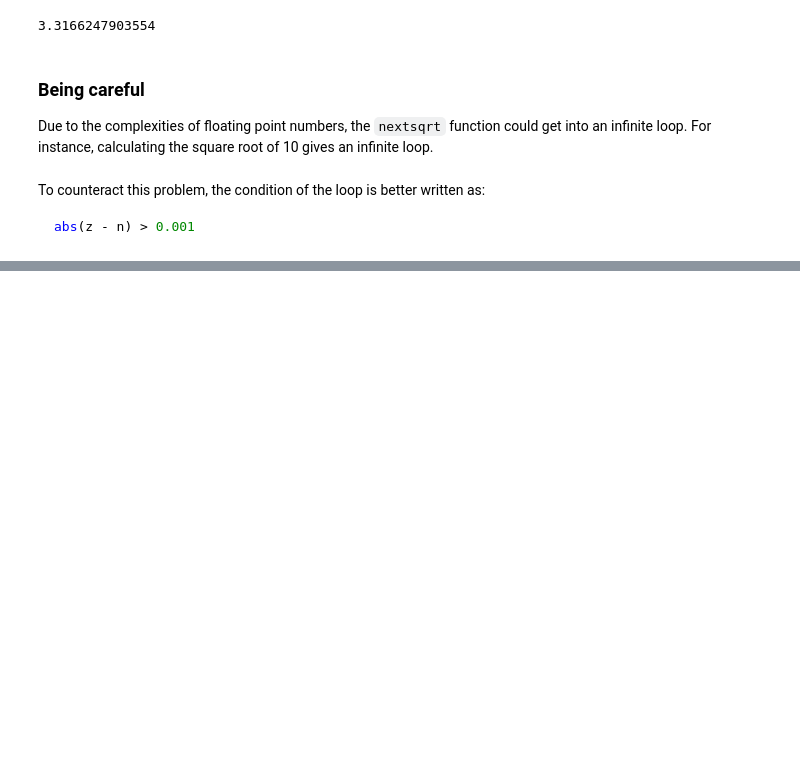
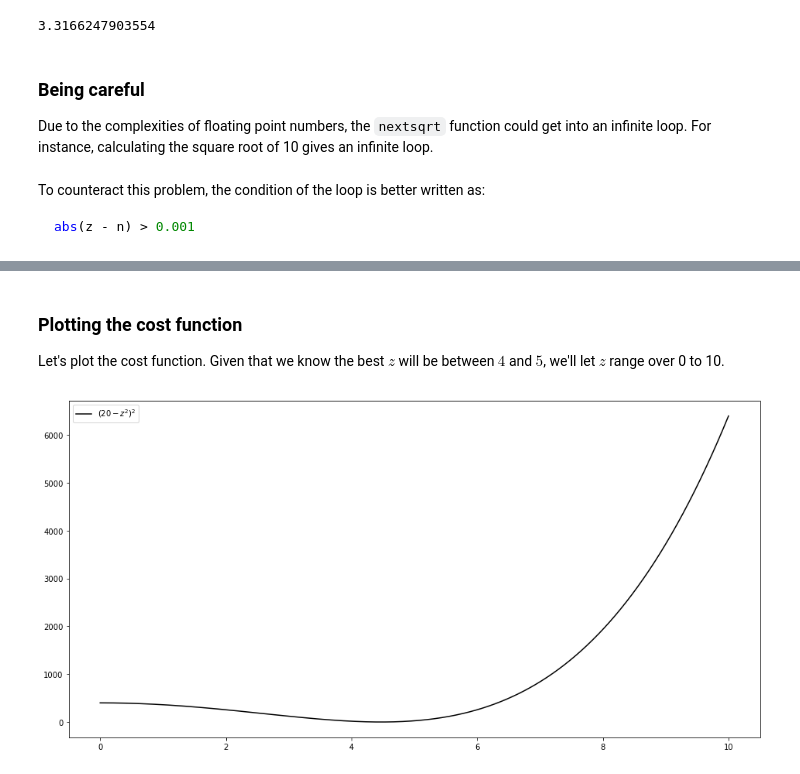
Before and after one commit to QiFuChina/emerging-technologies.github.io, a Jupyter notebook: notebooks/gradient-descent.ipynb, the cells around one changed output, grey strips where cells are left out. Saved outputs shown, nothing was run; the diff lists cells and outputs as text; code cells hidden in the pictures; blank space fills up the shorter version.

```diff
--- a/notebooks/gradient-descent.ipynb
+++ b/notebooks/gradient-descent.ipynb
@@ -183,0 +202,13 @@ abs(z - n) > 0.001
+# %% [markdown]
+### Plotting the cost function
+Let's plot the cost function.
+Given that we know the best $z$ will be between $4$ and $5$, we'll let $z$ range over 0 to 10.
+# %%
+i = np.linspace(0.0, 10.0, 1000)
+j = (20.0 - i**2)**2
+
+pl.plot(i, j, 'k-', label='$(20-z^2)^2$')
+pl.legend()
+pl.show()
+# %% [output]
+[figure, added]
```
Also changed, not shown: parts of 18 cells of this notebook, 1 other file.
